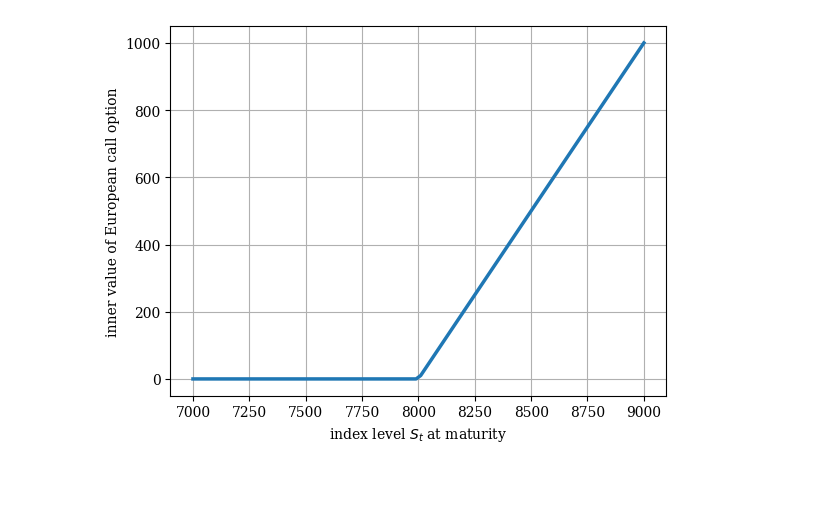
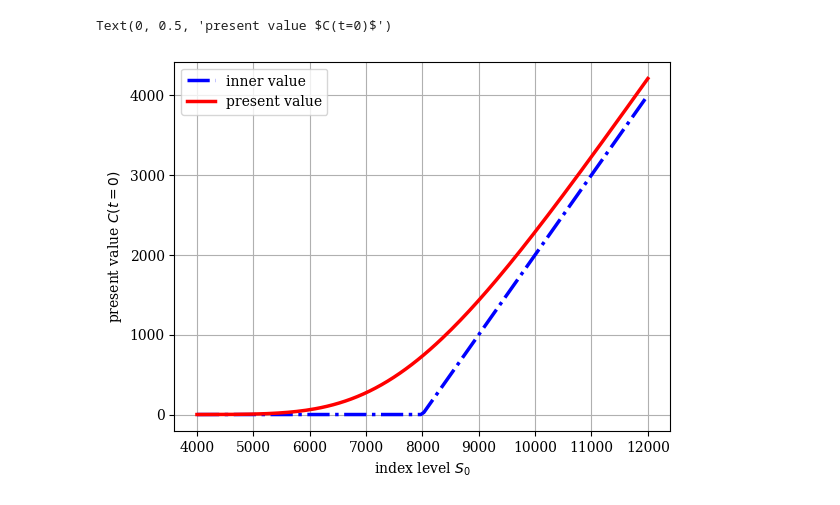
Before and after one commit to junior007percy/Project_Derivatives_Analytics, a Jupyter notebook: European_Option_plot.ipynb, the cells around one changed output. Saved outputs shown, nothing was run; the diff lists cells and outputs as text; code cells hidden in the pictures.

```diff
--- a/European_Option_plot.ipynb
+++ b/European_Option_plot.ipynb
@@ -11,20 +7,26 @@ from BSM_European_Valuation_Option import BSM_call_value
 # %%
 # Option Strike
 K = 8000
 T = 1.0 # time-to-maturity
 r = 0.025 # constant, risk-less short rate
 vol = 0.2 # constant volatility
 
 # Sample Data Generation
 S = np.linspace(4000, 12000, 150) # vector of index level values
 h = np.maximum(S-K, 0) # inner or intrinsic value of option
 C = [BSM_call_value(S0, K, 0, T, r, vol) for S0 in S]
     # calculate call option
 
+# Graphical Output
 plt.figure()
-plt.plot(S, h, lw=2.5) # plot inner values at maturity
-plt.xlabel('index level $S_t$ at maturity')
-plt.ylabel('inner value of European call option')
+plt.plot(S, h, 'b-.', lw=2.5, label='inner value')
+    # plot inner value at maturity
+plt.plot(S, C, 'r', lw=2.5, label='present value')
+    # plot option present value
 plt.grid(True)
+plt.legend(loc=0)
+plt.xlabel('index level $S_0$')
+plt.ylabel('present value $C(t=0)$')
 # %% [output]
+Text(0, 0.5, 'present value $C(t=0)$')
-[figure, old version]
+[figure, new version]
```
Also changed, not shown: parts of 2 cells of this notebook, 2 other files.
